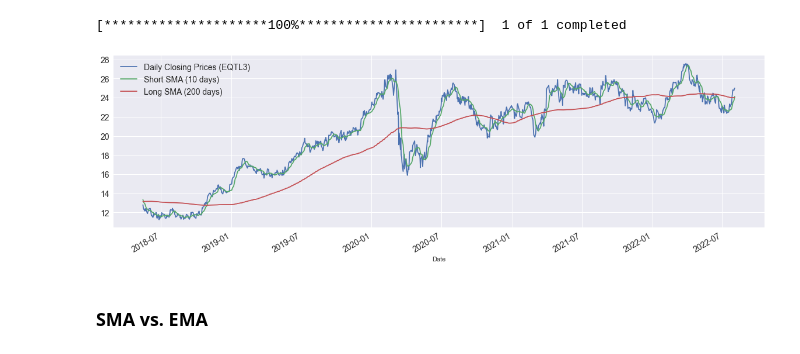
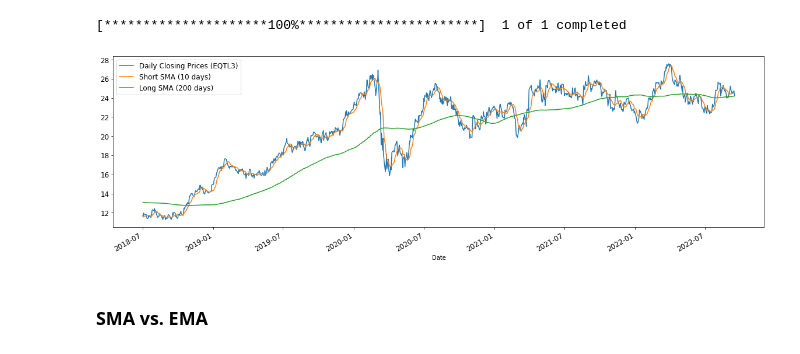
Before and after one commit to mso13/Mestrado_PPGI, a Jupyter notebook: src/yf_plots/yf_plots.ipynb, the cells around one changed output. Cells and saved outputs as stored; diff of their text form; code cells hidden in the pictures.

```diff
--- a/src/yf_plots/yf_plots.ipynb
+++ b/src/yf_plots/yf_plots.ipynb
@@ -7,4 +7,10 @@ import pandas as pd
 import yfinance as yf
 import matplotlib.pyplot as plt
 
-plt.style.use('seaborn')
+plt.style.reload_library()
+
+# plt.rcParams.update({
+#     "text.usetex": True
+# })
+
+# plt.style.use(['science', 'ieee'])
@@ -19,12 +45,12 @@ df.dropna(inplace=True)
 [*********************100%***********************]  1 of 1 completed
 # %%
 fig, ax = plt.subplots(figsize=(20,6))
-df[['Close', 'SMA_10', 'SMA_200']].plot(ax=ax, fontsize=14);
+df[['Close', 'SMA_10', 'SMA_200']].plot(ax=ax, fontsize=12);
 #ax.set_title('SMA vs. EMA on PETR4 Closing Prices')
-plt.legend(['Daily Closing Prices (EQTL3)', 'Short SMA (10 days)', 'Long SMA (200 days)'], fontsize=14)
+plt.legend(['Daily Closing Prices (EQTL3)', 'Short SMA (10 days)', 'Long SMA (200 days)'], fontsize=12)
 plt.show();
 # %% [output]
-[figure, old version]
+[figure, new version]
 # %% [markdown]
 ### SMA vs. EMA
 # %%
```
Also changed, not shown: parts of 10 cells of this notebook, 3 other files.
